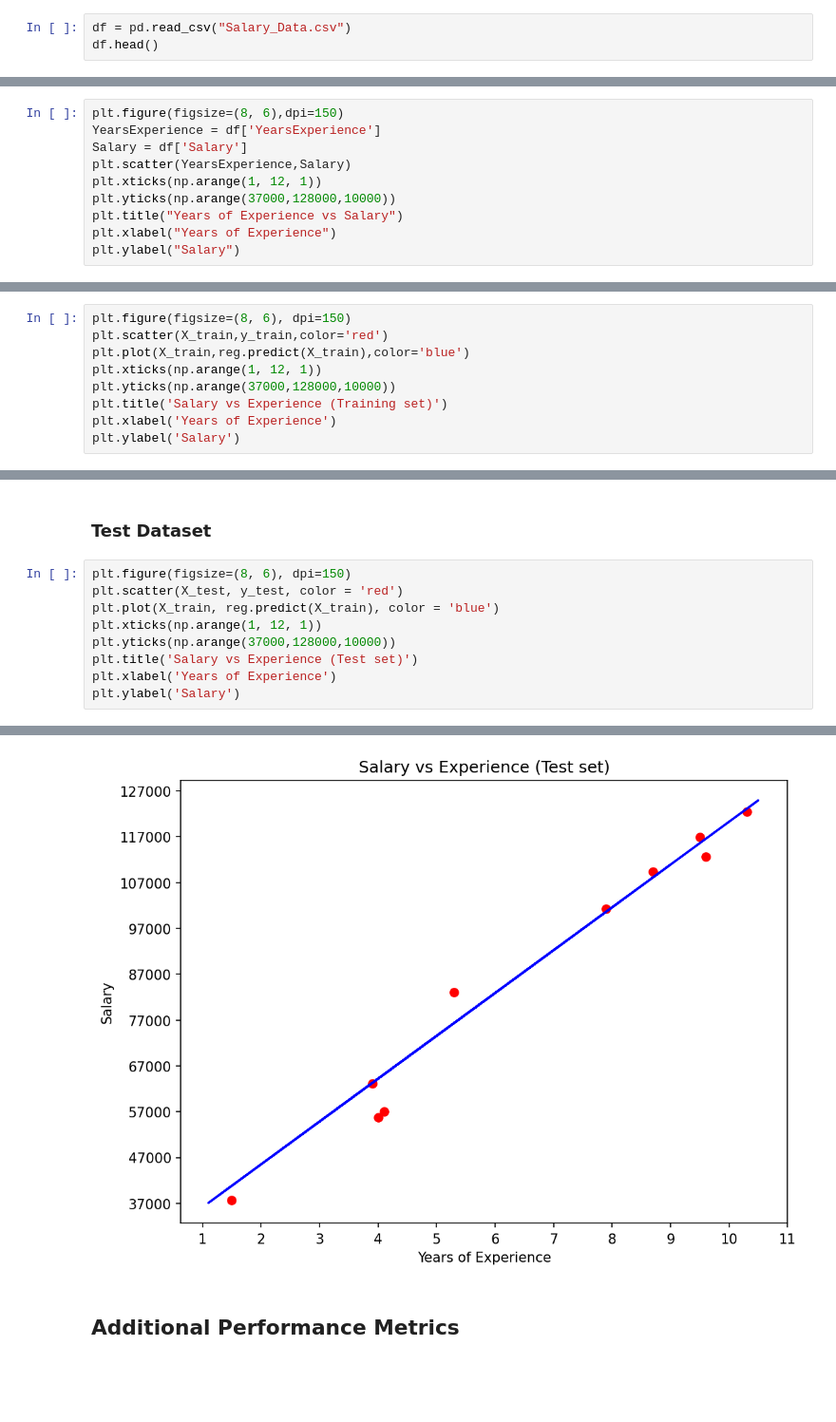
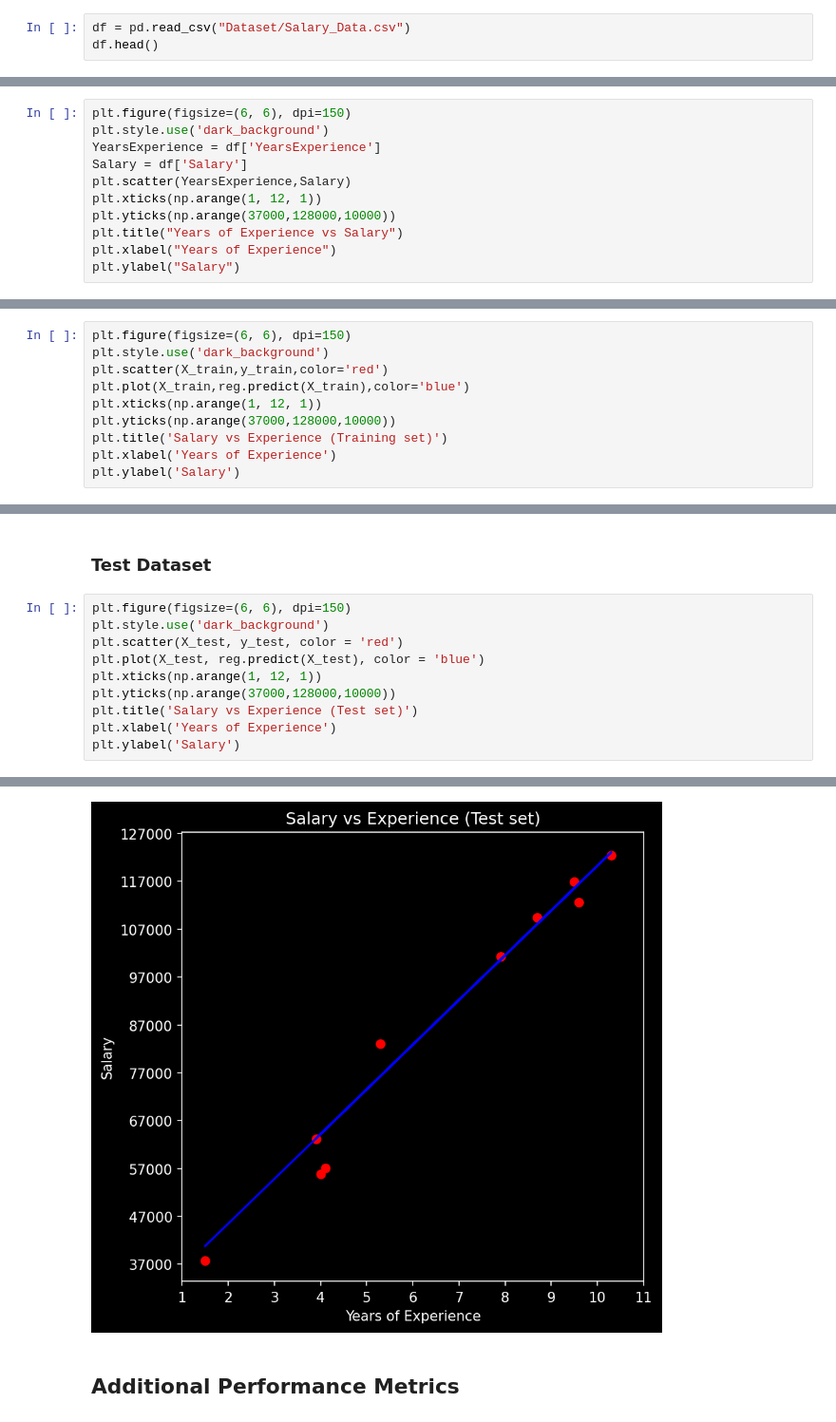
Before and after one commit to debjitpal5040/ML_Algorithms, a Jupyter notebook: Machine Learning/Supervised Learning/Regression/Linear Regression/Simple Linear Regression/Simple_Linear_Regression.ipynb, the cells around one changed output, grey strips where cells are left out. Shown at 95% size. Drawn from its saved outputs; the diff is of its cells as text; blank space fills up the shorter version.

```diff
--- a/Machine Learning/Supervised Learning/Regression/Linear Regression/Simple Linear Regression/Simple_Linear_Regression.ipynb
+++ b/Machine Learning/Supervised Learning/Regression/Linear Regression/Simple Linear Regression/Simple_Linear_Regression.ipynb
@@ -12,7 +12,7 @@ import matplotlib.pyplot as plt # data plotting
 # %% [markdown]
 ## Importing the csv file as a DataFrame
 # %%
-df = pd.read_csv("Salary_Data.csv")
+df = pd.read_csv("Dataset/Salary_Data.csv")
 df.head()
 # %% [output]
 |  | YearsExperience | Salary |
@@ -30,7 +30,8 @@ y = df.iloc[:, -1].values
 # %% [markdown]
 ## Visualization of the data
 # %%
-plt.figure(figsize=(8, 6),dpi=150)
+plt.figure(figsize=(6, 6), dpi=150)
+plt.style.use('dark_background')
 YearsExperience = df['YearsExperience']
 Salary = df['Salary']
 plt.scatter(YearsExperience,Salary)
@@ -64,7 +65,8 @@ The coefficient of determination : 0.9749154407708353
 # %% [markdown]
 ### Training Dataset
 # %%
-plt.figure(figsize=(8, 6), dpi=150)
+plt.figure(figsize=(6, 6), dpi=150)
+plt.style.use('dark_background')
 plt.scatter(X_train,y_train,color='red')
 plt.plot(X_train,reg.predict(X_train),color='blue')
 plt.xticks(np.arange(1, 12, 1))
@@ -78,17 +80,18 @@ Text(0, 0.5, 'Salary')
 # %% [markdown]
 ### Test Dataset
 # %%
-plt.figure(figsize=(8, 6), dpi=150)
+plt.figure(figsize=(6, 6), dpi=150)
+plt.style.use('dark_background')
 plt.scatter(X_test, y_test, color = 'red')
-plt.plot(X_train, reg.predict(X_train), color = 'blue')
+plt.plot(X_test, reg.predict(X_test), color = 'blue')
 plt.xticks(np.arange(1, 12, 1))
 plt.yticks(np.arange(37000,128000,10000))
 plt.title('Salary vs Experience (Test set)')
 plt.xlabel('Years of Experience')
 plt.ylabel('Salary')
 # %% [output]
 Text(0, 0.5, 'Salary')
-[figure, old version]
+[figure, new version]
 # %% [markdown]
 ## Additional Performance Metrics
 # %%
```
Also changed, not shown: parts of 4 cells of this notebook, 5 other files.
